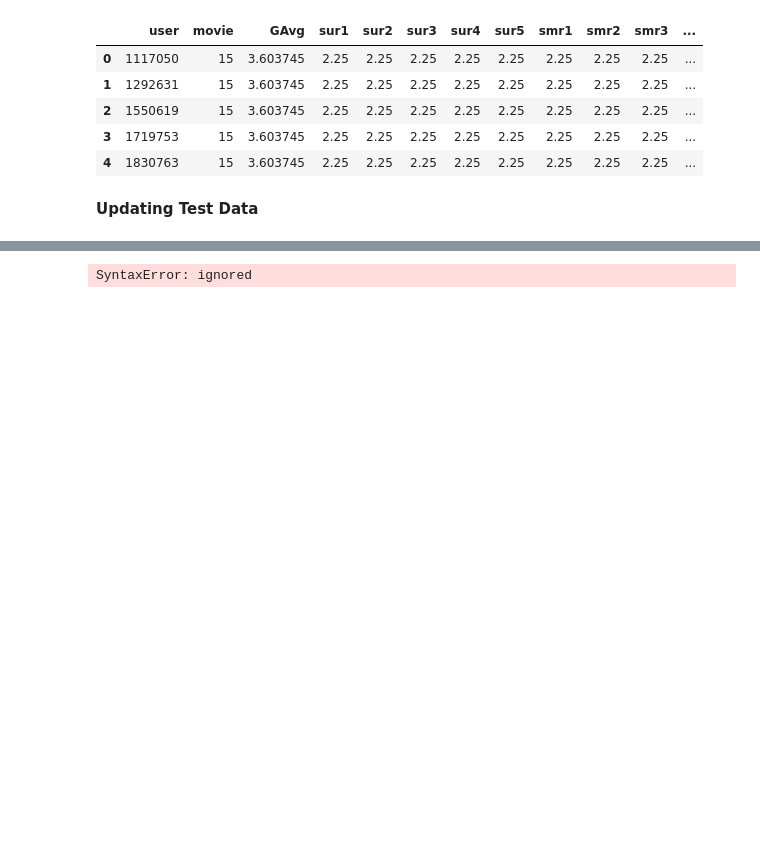
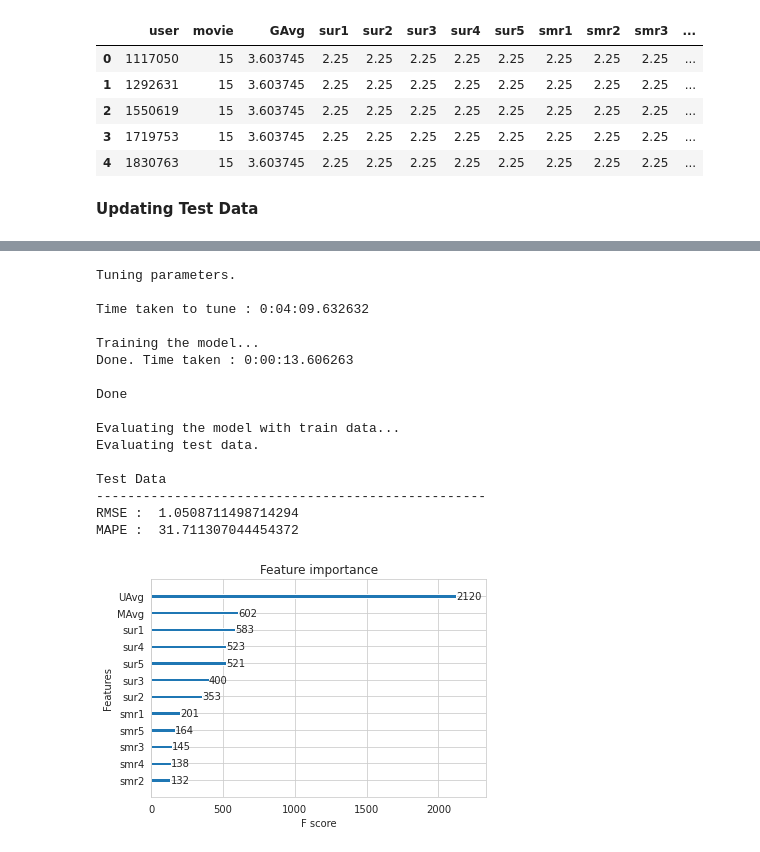
Before and after one commit to AnilKumar-06/Movie-Recommandation, a Jupyter notebook: NetflixRecommandationSystem.ipynb, the cells around one changed output, grey strips where cells are left out. Cells and saved outputs as stored; diff of their text form; code cells hidden in the pictures; blank space fills up the shorter version.

```diff
--- a/NetflixRecommandationSystem.ipynb
+++ b/NetflixRecommandationSystem.ipynb
@@ -1544,18 +1565,64 @@ reg_test_df.head()
 | 2 | 1451564 | 5 | 3.603745 | 3.603745 | 3.603745 | 3.603745 | 3.603745 | 3.603745 | 3.603745 | 3.603745 | 3.603745 | ... |
 | 3 | 1496376 | 5 | 3.603745 | 3.603745 | 3.603745 | 3.603745 | 3.603745 | 3.603745 | 3.603745 | 3.603745 | 3.603745 | ... |
 | 4 | 1748471 | 5 | 3.603745 | 3.603745 | 3.603745 | 3.603745 | 3.603745 | 3.603745 | 3.603745 | 3.603745 | 3.603745 | ... |
-# %%
-#prepare train data
-x_train = reg_train.drop(['user', 'movie', 'rating'], axis=1)
-y_train = reg_train['rating']
-
-#preparing test data
-x_test = reg_test_df.drop(['user', 'movie', 'rating'], axis=1)
-y_test = reg_test_df['rating']
-
-
-params = {'learning_rate' :
-
-}
-# %% [output]
-SyntaxError: ignored
+# %%
+#prepare train data
+
+x_train = reg_train.drop(['user', 'movie', 'rating'], axis=1)
+y_train = reg_train['rating']
+
+#preparing test data
+x_test = reg_test_df.drop(['user', 'movie', 'rating'], axis=1)
+y_test = reg_test_df['rating']
+
+
+params = {'learning_rate' : stats.uniform(0.01, 0.2),
+          'n_estimators':sp_randint(100,1000),
+          'max_depth': sp_randint(1, 10),
+          'min_child_weight':sp_randint(1, 8),
+          'gamma' : stats.uniform(0, 0.02),
+          'subsample': stats.uniform(0.6,0.4),
+          'reg_alpha' : sp_randint(0, 200),
+          'reg_lambda': stats.uniform(0, 200),
+          'colsample_bytree' : stats.uniform(0.6, 0.3)
+}
+
+#initialize xgboost model.
+xgbreg = xgb.XGBRegressor(silent=True, n_jobs=-1, random_stats=15)
+start = datetime.now()
+print('Tuning parameters.\n')
+xgb_best = RandomizedSearchCV(xgbreg, param_distributions=params, refit=False, scoring = 'neg_mean_squared_error',
+                              n_jobs = -1, cv = 3)
+
+xgb_best.fit(x_train, y_train)
+best_para = xgb_best.best_params_
+
+xgb_bsl = xgbreg.set_params(**best_para)
+print('Time taken to tune : {}\n'.format(datetime.now()-start))
+
+train_results, test_results = run_xgboost(xgb_bsl, x_train, y_train, x_test, y_test)
+
+#stores the results in models_evaluations dictionaries
+models_evaluation_train['xgb_knn_bsl'] = train_results
+models_evaluation_test['xgb_knn_bsl'] = test_results
+
+xgb.plot_importance(first_xgb)
+plt.show()
+# %% [output]
+Tuning parameters.
+
+Time taken to tune : 0:04:09.632632
+
+Training the model...
+Done. Time taken : 0:00:13.606263
+
+Done
+
+Evaluating the model with train data...
+Evaluating test data.
+
+Test Data
+--------------------------------------------------
+RMSE :  1.0508711498714294
+MAPE :  31.711307044454372
+[figure, added]
```
Also changed, not shown: parts of 45 cells of this notebook.
